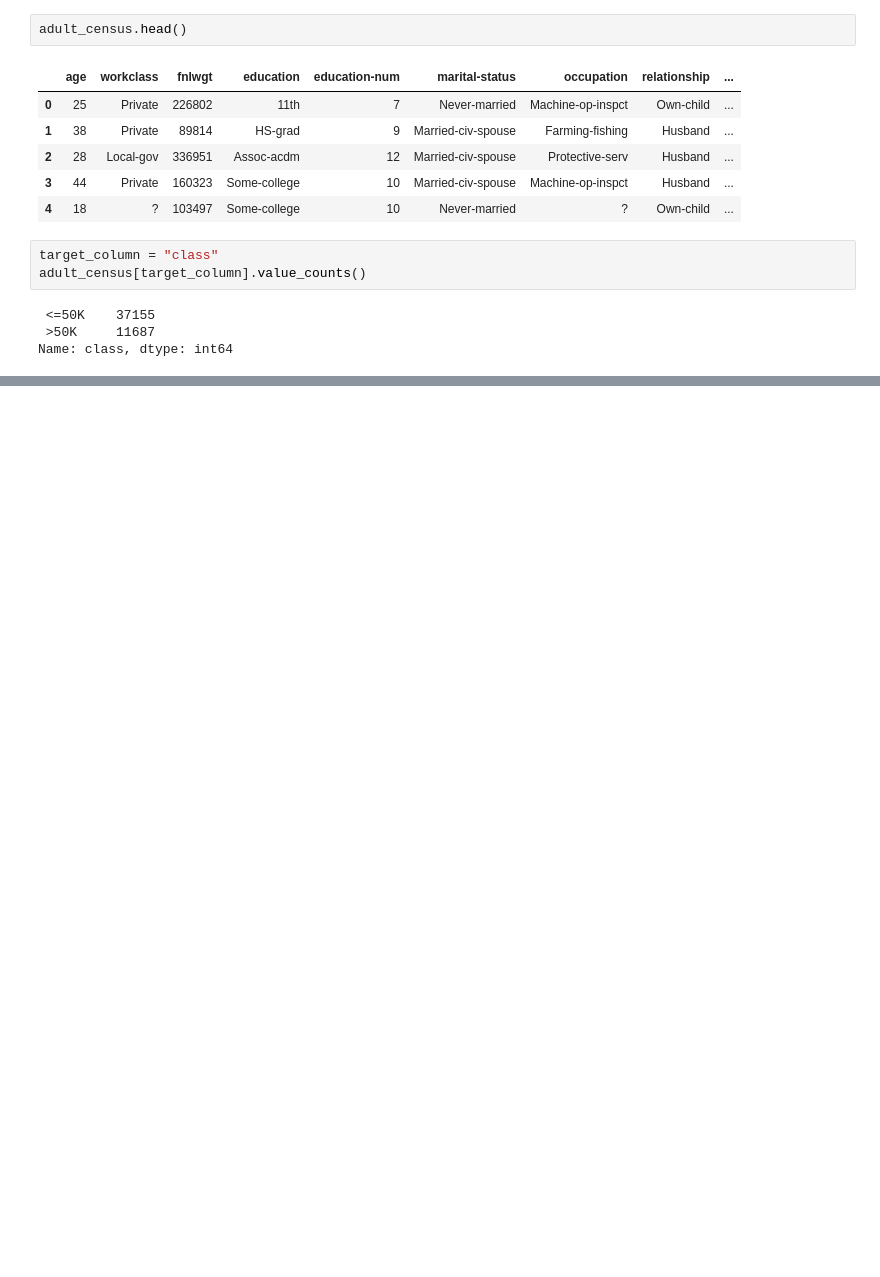
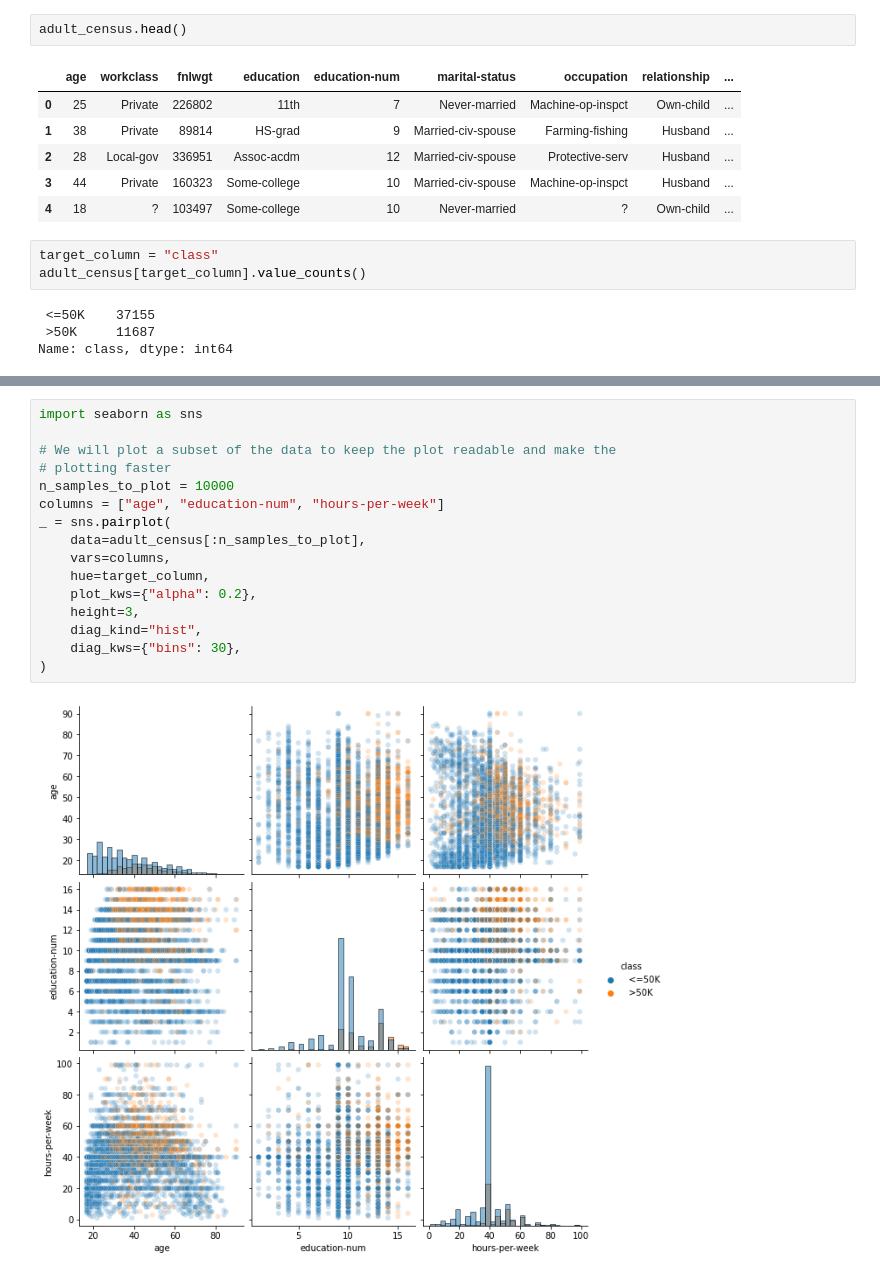
Before and after one commit to vpasquier/mooc-scikit, a Jupyter notebook: predictive_modeling_pipeline/dataset.ipynb, the cells around one changed output, grey strips where cells are left out. Drawn from its saved outputs; the diff is of its cells as text; blank space fills up the shorter version.

```diff
--- a/predictive_modeling_pipeline/dataset.ipynb
+++ b/predictive_modeling_pipeline/dataset.ipynb
@@ -20,0 +94,18 @@ Name: class, dtype: int64
+# %%
+import seaborn as sns
+
+# We will plot a subset of the data to keep the plot readable and make the
+# plotting faster
+n_samples_to_plot = 10000
+columns = ["age", "education-num", "hours-per-week"]
+_ = sns.pairplot(
+    data=adult_census[:n_samples_to_plot],
+    vars=columns,
+    hue=target_column,
+    plot_kws={"alpha": 0.2},
+    height=3,
+    diag_kind="hist",
+    diag_kws={"bins": 30},
+)
+# %% [output]
+[figure, added]
```
Also changed, not shown: parts of 36 cells of this notebook, 1 other file.
